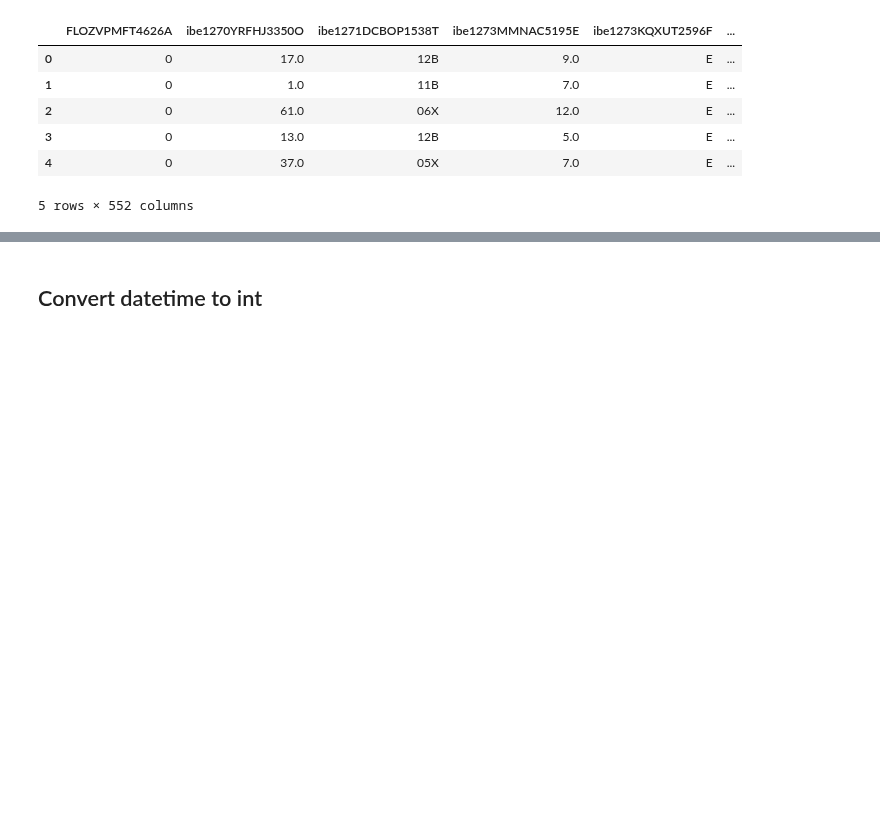
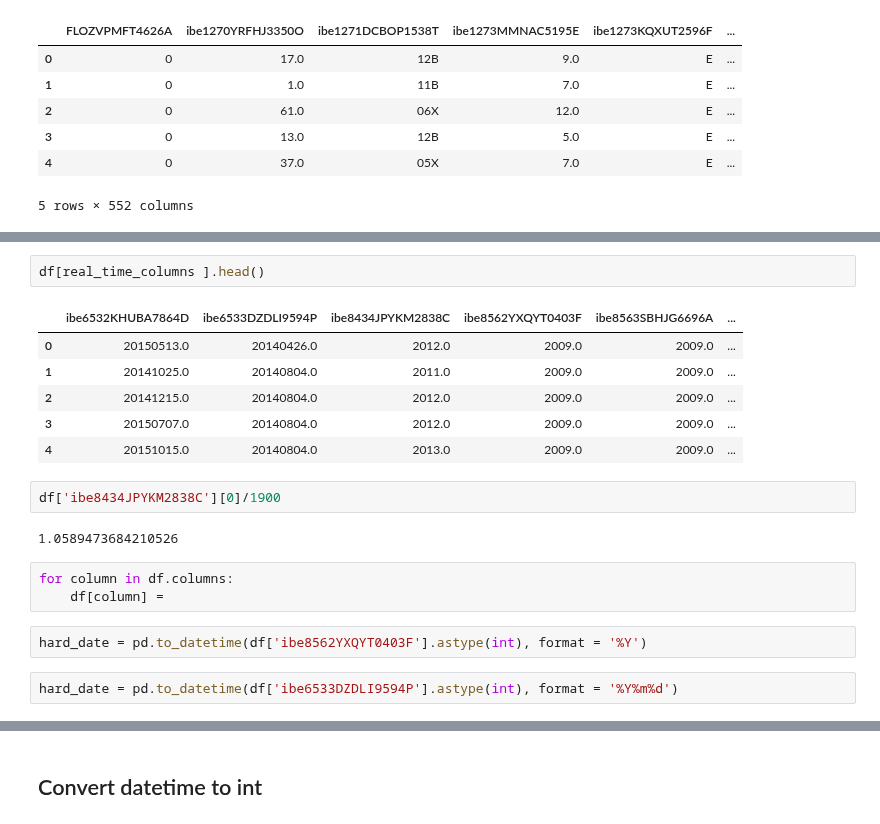
Before and after one commit to caheredia/target_modeling, a Jupyter notebook: 0.1-cristian_explore_data.ipynb, the cells around one changed output, grey strips where cells are left out. Saved outputs shown, nothing was run; the diff lists cells and outputs as text; blank space fills up the shorter version.

```diff
--- a/0.1-cristian_explore_data.ipynb
+++ b/0.1-cristian_explore_data.ipynb
@@ -66,0 +172,20 @@ pd.get_dummies(df).shape
+# %%
+df[real_time_columns ].head()
+# %% [output]
+|  | ibe6532KHUBA7864D | ibe6533DZDLI9594P | ibe8434JPYKM2838C | ibe8562YXQYT0403F | ibe8563SBHJG6696A | ... |
+| 0 | 20150513.0 | 20140426.0 | 2012.0 | 2009.0 | 2009.0 | ... |
+| 1 | 20141025.0 | 20140804.0 | 2011.0 | 2009.0 | 2009.0 | ... |
+| 2 | 20141215.0 | 20140804.0 | 2012.0 | 2009.0 | 2009.0 | ... |
+| 3 | 20150707.0 | 20140804.0 | 2012.0 | 2009.0 | 2009.0 | ... |
+| 4 | 20151015.0 | 20140804.0 | 2013.0 | 2009.0 | 2009.0 | ... |
+# %%
+df['ibe8434JPYKM2838C'][0]/1900
+# %% [output]
+1.0589473684210526
+# %%
+for column in df.columns:
+    df[column] =
+# %%
+hard_date = pd.to_datetime(df['ibe8562YXQYT0403F'].astype(int), format = '%Y')
+# %%
+hard_date = pd.to_datetime(df['ibe6533DZDLI9594P'].astype(int), format = '%Y%m%d')
```
Also changed, not shown: parts of 47 cells of this notebook.
